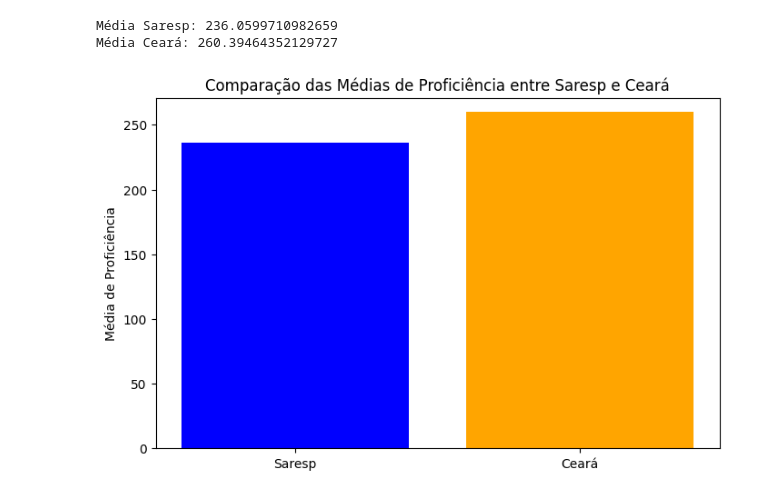
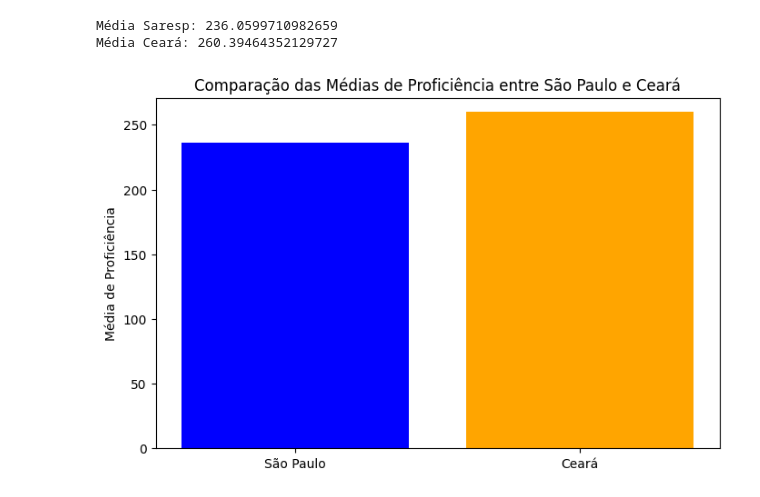
Before and after one commit to reprograma/on35-python-s17-s18-projeto-final, a Jupyter notebook: Projeto-Final-Denise_Renata/Projeto-Final_De_Re.ipynb, the cells around one changed output. Cells and saved outputs as stored; diff of their text form; code cells hidden in the pictures.

```diff
--- a/Projeto-Final-Denise_Renata/Projeto-Final_De_Re.ipynb
+++ b/Projeto-Final-Denise_Renata/Projeto-Final_De_Re.ipynb
@@ -504,19 +504,19 @@ Média Ceará: 260.39464352129727
 # %%
 import matplotlib.pyplot as plt
 
 # Criar dados para o gráfico
-labels = ['Saresp', 'Ceará']
+labels = ['São Paulo', 'Ceará']
 medias = [media_saresp, media_ceara]
 
 # Criar o gráfico de barras
 plt.figure(figsize=(8, 5))
 plt.bar(labels, medias, color=['blue', 'orange'])
 plt.ylabel('Média de Proficiência')
-plt.title('Comparação das Médias de Proficiência entre Saresp e Ceará')
+plt.title('Comparação das Médias de Proficiência entre São Paulo e Ceará')
 plt.ylim(0, max(medias) + 10)  # Ajustar o limite do eixo y para melhor visualização
 plt.show()
 # %% [output]
-[figure, old version]
+[figure, new version]
 # %%
 dfSaresp.to_csv('dfSaresp.csv', index=False, encoding='utf-8-sig')
 # %%
```
Also changed, not shown: parts of 1 cell of this notebook, 1 other file.
